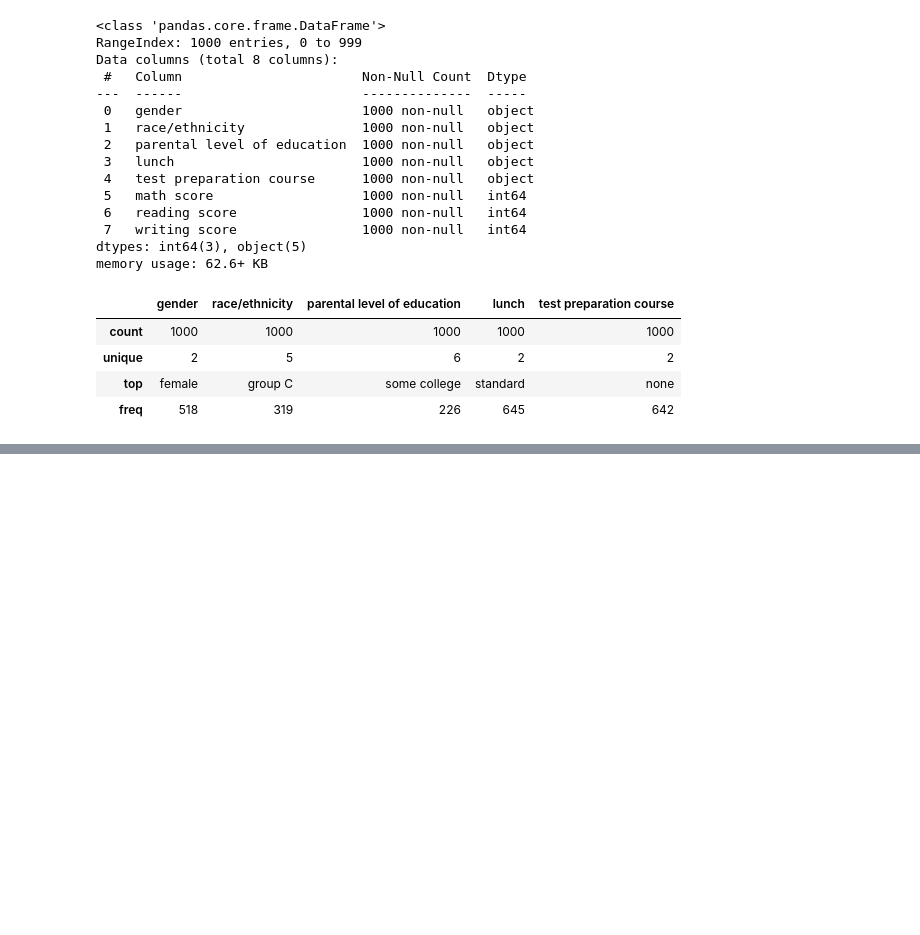
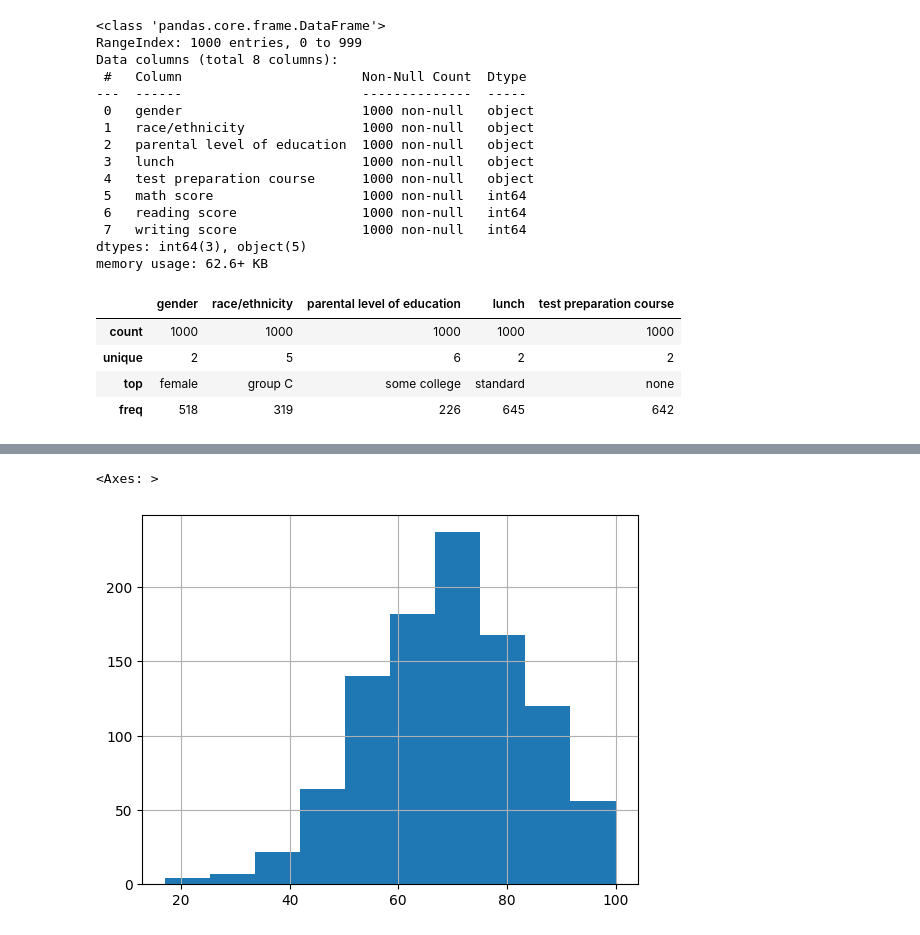
Before and after one commit to sanodyaJinadasa/Data-Visualization, a Jupyter notebook: Untitled7.ipynb, the cells around one changed output, grey strips where cells are left out. Cells and saved outputs as stored; diff of their text form; code cells hidden in the pictures; blank space fills up the shorter version.

```diff
--- a/Untitled7.ipynb
+++ b/Untitled7.ipynb
@@ -92,0 +256,5 @@ display(df.describe(include='object'))
+# %%
+df['reading_score'].hist()
+# %% [output]
+<Axes: >
+[figure, added]
```
Also changed, not shown: parts of 30 cells of this notebook.
